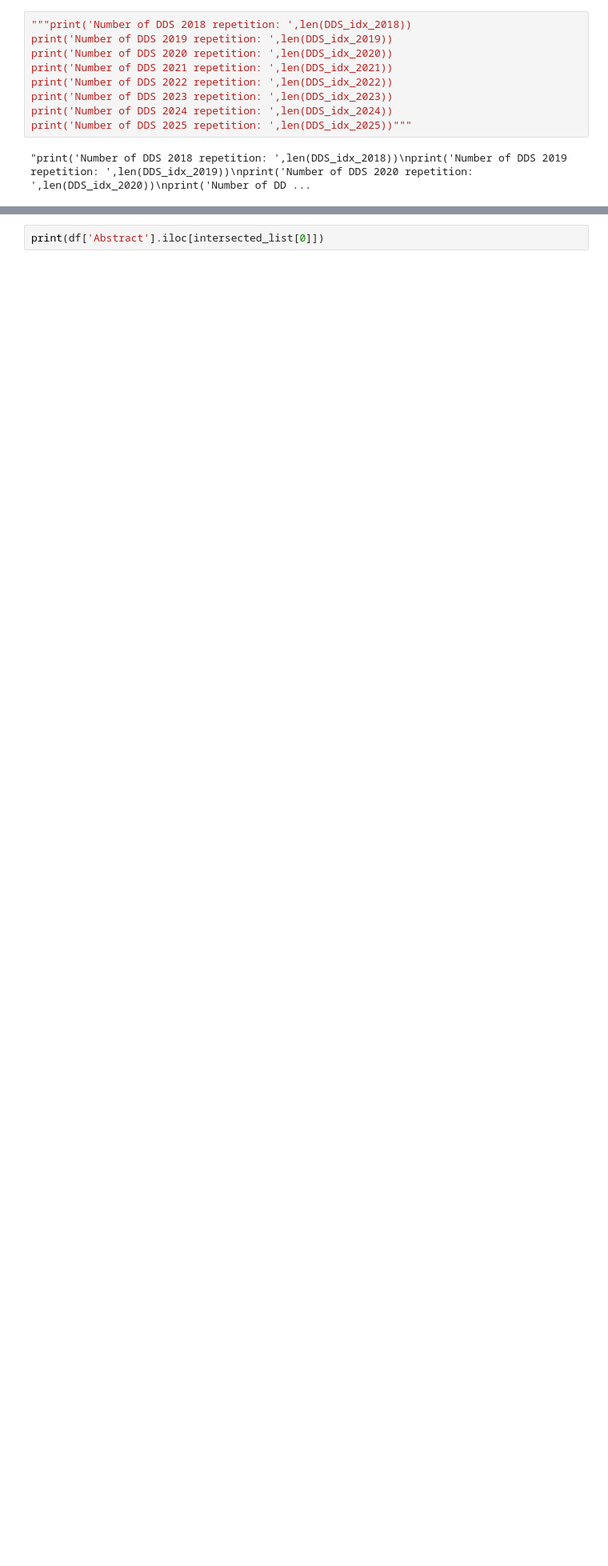
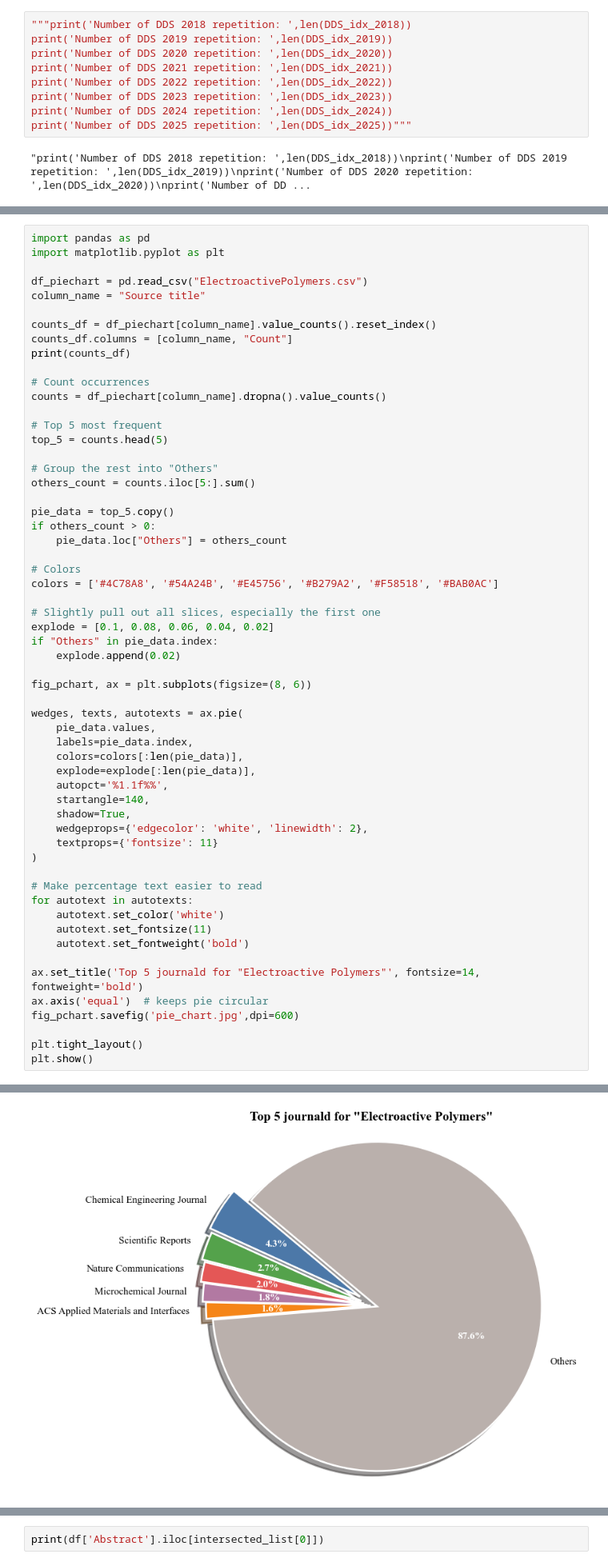
Before and after one commit to mohsafaei/Literature-Analysis, a Jupyter notebook: Literature-Analysis.ipynb, the cells around one changed output, grey strips where cells are left out. Shown at 80% size. Drawn from its saved outputs; the diff is of its cells as text; blank space fills up the shorter version.

```diff
--- a/Literature-Analysis.ipynb
+++ b/Literature-Analysis.ipynb
@@ -395,0 +374,59 @@ No artists with labels found to put in legend.  Note that artists whose label st
+# %%
+import pandas as pd
+import matplotlib.pyplot as plt
+
+df_piechart = pd.read_csv("ElectroactivePolymers.csv")
+column_name = "Source title"
+
+counts_df = df_piechart[column_name].value_counts().reset_index()
+counts_df.columns = [column_name, "Count"]
+print(counts_df)
+
+# Count occurrences
+counts = df_piechart[column_name].dropna().value_counts()
+
+# Top 5 most frequent
+top_5 = counts.head(5)
+
+# Group the rest into "Others"
+others_count = counts.iloc[5:].sum()
+
+pie_data = top_5.copy()
+if others_count > 0:
+    pie_data.loc["Others"] = others_count
+
+# Colors
+colors = ['#4C78A8', '#54A24B', '#E45756', '#B279A2', '#F58518', '#BAB0AC']
+
+# Slightly pull out all slices, especially the first one
+explode = [0.1, 0.08, 0.06, 0.04, 0.02]
+if "Others" in pie_data.index:
+    explode.append(0.02)
+
+fig_pchart, ax = plt.subplots(figsize=(8, 6))
+
+wedges, texts, autotexts = ax.pie(
+    pie_data.values,
+    labels=pie_data.index,
+    colors=colors[:len(pie_data)],
+    explode=explode[:len(pie_data)],
+    autopct='%1.1f%%',
+    startangle=140,
+    shadow=True,
+    wedgeprops={'edgecolor': 'white', 'linewidth': 2},
+    textprops={'fontsize': 11}
+)
+
+# Make percentage text easier to read
+for autotext in autotexts:
+    autotext.set_color('white')
+    autotext.set_fontsize(11)
+    autotext.set_fontweight('bold')
+
+ax.set_title('Top 5 journald for "Electroactive Polymers"', fontsize=14, fontweight='bold')
+ax.axis('equal')  # keeps pie circular
+fig_pchart.savefig('pie_chart.jpg',dpi=600)
+
+plt.tight_layout()
+plt.show()
+# %% [output]
@@ -396 +447,2 @@ No artists with labels found to put in legend.  Note that artists whose label st
+[figure, added]
 # %%
```
Also changed, not shown: parts of 10 cells of this notebook, 15 other files.
